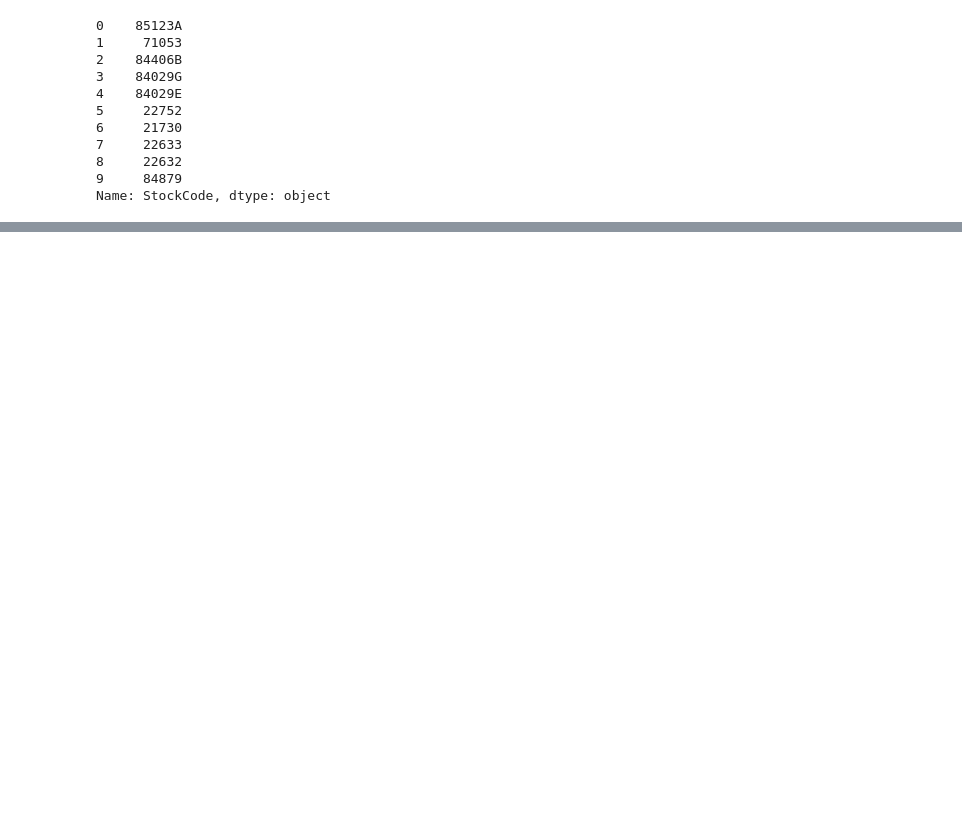
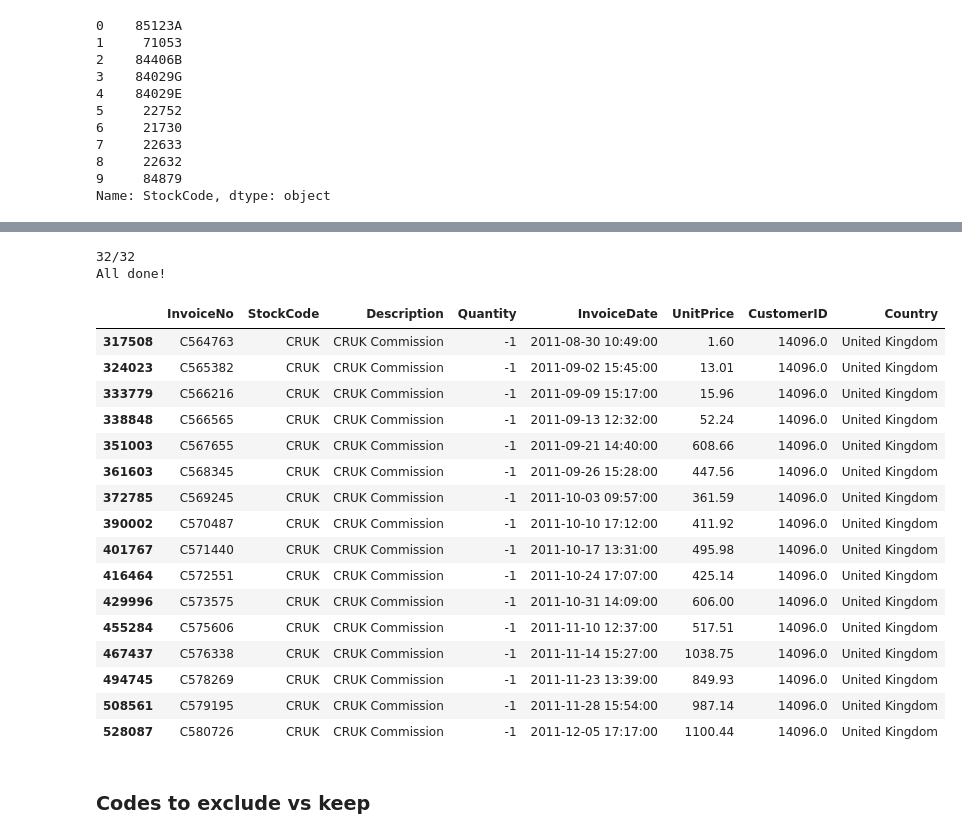
Before and after one commit to r0hankrishnan/retail_analysis, a Jupyter notebook: explore.ipynb, the cells around one changed output, grey strips where cells are left out. Drawn from its saved outputs; the diff is of its cells as text; code cells hidden in the pictures; blank space fills up the shorter version.

```diff
--- a/explore.ipynb
+++ b/explore.ipynb
@@ -136,0 +178,16 @@ Name: StockCode, dtype: object
+# %%
+import pyperclip
+#Look through each code and see if we should keep or not -- make function so we don't have to type out same thing over and over
+def examine_stock_code(code:str, head:bool = True, num_head:int = 10)-> pd.DataFrame:
+    curr_idx = list(alt_stock_codes).index(code)
+    print(f"{curr_idx}/{len(alt_stock_codes)-1}")
+    if curr_idx + 1 < len(alt_stock_codes):
+        print(f"Next code: {alt_stock_codes[curr_idx+1]} (Copied to clipboard)")
+        pyperclip.copy(alt_stock_codes[curr_idx+1])
+    else:
+        print("All done!")
+
+    if head:
+        return retail[retail["StockCode"]==code].head(num_head)
+    else:
+        return retail[retail["StockCode"]==code]
@@ -136,0 +557,24 @@ Name: StockCode, dtype: object
+# %%
+examine_stock_code("CRUK", head=False) #Some type of commission revenue? -- exclude
+# %% [output]
+32/32
+All done!
+|  | InvoiceNo | StockCode | Description | Quantity | InvoiceDate | UnitPrice | CustomerID | Country |
+| 317508 | C564763 | CRUK | CRUK Commission | -1 | 2011-08-30 10:49:00 | 1.60 | 14096.0 | United Kingdom |
+| 324023 | C565382 | CRUK | CRUK Commission | -1 | 2011-09-02 15:45:00 | 13.01 | 14096.0 | United Kingdom |
+| 333779 | C566216 | CRUK | CRUK Commission | -1 | 2011-09-09 15:17:00 | 15.96 | 14096.0 | United Kingdom |
+| 338848 | C566565 | CRUK | CRUK Commission | -1 | 2011-09-13 12:32:00 | 52.24 | 14096.0 | United Kingdom |
+| 351003 | C567655 | CRUK | CRUK Commission | -1 | 2011-09-21 14:40:00 | 608.66 | 14096.0 | United Kingdom |
+| 361603 | C568345 | CRUK | CRUK Commission | -1 | 2011-09-26 15:28:00 | 447.56 | 14096.0 | United Kingdom |
+| 372785 | C569245 | CRUK | CRUK Commission | -1 | 2011-10-03 09:57:00 | 361.59 | 14096.0 | United Kingdom |
+| 390002 | C570487 | CRUK | CRUK Commission | -1 | 2011-10-10 17:12:00 | 411.92 | 14096.0 | United Kingdom |
+| 401767 | C571440 | CRUK | CRUK Commission | -1 | 2011-10-17 13:31:00 | 495.98 | 14096.0 | United Kingdom |
+| 416464 | C572551 | CRUK | CRUK Commission | -1 | 2011-10-24 17:07:00 | 425.14 | 14096.0 | United Kingdom |
+| 429996 | C573575 | CRUK | CRUK Commission | -1 | 2011-10-31 14:09:00 | 606.00 | 14096.0 | United Kingdom |
+| 455284 | C575606 | CRUK | CRUK Commission | -1 | 2011-11-10 12:37:00 | 517.51 | 14096.0 | United Kingdom |
+| 467437 | C576338 | CRUK | CRUK Commission | -1 | 2011-11-14 15:27:00 | 1038.75 | 14096.0 | United Kingdom |
+| 494745 | C578269 | CRUK | CRUK Commission | -1 | 2011-11-23 13:39:00 | 849.93 | 14096.0 | United Kingdom |
+| 508561 | C579195 | CRUK | CRUK Commission | -1 | 2011-11-28 15:54:00 | 987.14 | 14096.0 | United Kingdom |
+| 528087 | C580726 | CRUK | CRUK Commission | -1 | 2011-12-05 17:17:00 | 1100.44 | 14096.0 | United Kingdom |
+# %% [markdown]
+### Codes to exclude vs keep
```
Also changed, not shown: parts of 53 cells of this notebook.
